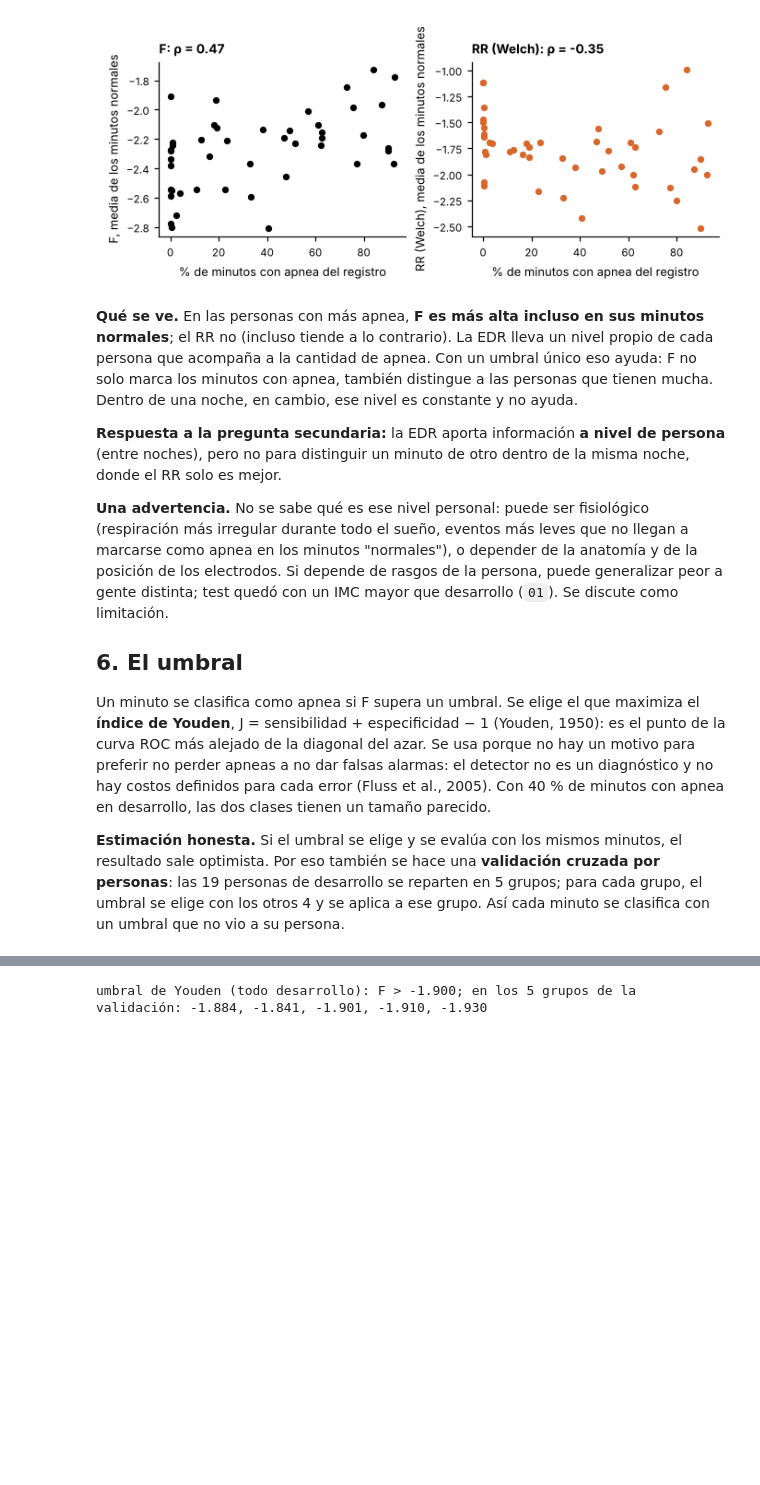
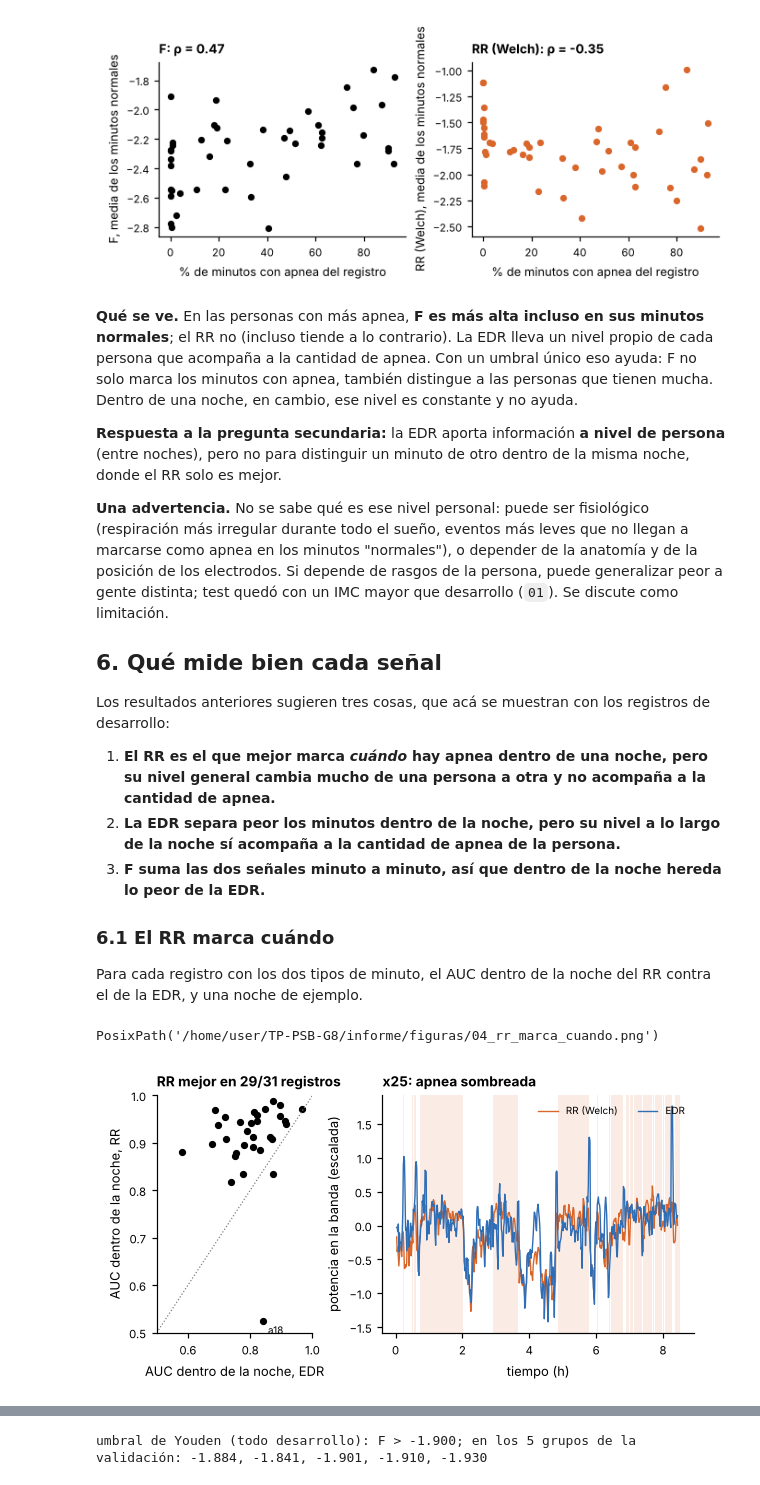
Before and after one commit to afrateitba/PSIB2026Q2-TPS-Grupo08-Frate-Tenca-Weizman, a Jupyter notebook: notebooks/04_feature_y_detector.ipynb, the cells around one changed output, grey strips where cells are left out. Saved outputs shown, nothing was run; the diff lists cells and outputs as text; code cells hidden in the pictures; blank space fills up the shorter version.

```diff
--- a/notebooks/04_feature_y_detector.ipynb
+++ b/notebooks/04_feature_y_detector.ipynb
@@ -237,8 +237,39 @@ pd.DataFrame({"todos los minutos": {f_: spearmanr(por_reg[f_], por_reg.frac)[0]
 
 **Una advertencia.** No se sabe qué es ese nivel personal: puede ser fisiológico (respiración más irregular durante todo el sueño, eventos más leves que no llegan a marcarse como apnea en los minutos "normales"), o depender de la anatomía y de la posición de los electrodos. Si depende de rasgos de la persona, puede generalizar peor a gente distinta; test quedó con un IMC mayor que desarrollo (`01`). Se discute como limitación.
 
-## 6. El umbral
+## 6. Qué mide bien cada señal
 
-Un minuto se clasifica como apnea si F supera un umbral. Se elige el que maximiza el **índice de Youden**, J = sensibilidad + especificidad − 1 (Youden, 1950): es el punto de la curva ROC más alejado de la diagonal del azar. Se usa porque no hay un motivo para preferir no perder apneas a no dar falsas alarmas: el detector no es un diagnóstico y no hay costos definidos para cada error (Fluss et al., 2005). Con 40 % de minutos con apnea en desarrollo, las dos clases tienen un tamaño parecido.
+Los resultados anteriores sugieren tres cosas, que acá se muestran con los registros de desarrollo:
 
-**Estimación honesta.** Si el umbral se elige y se evalúa con los mismos minutos, el resultado sale optimista. Por eso también se hace una **validación cruzada por personas**: las 19 personas de desarrollo se reparten en 5 grupos; para cada grupo, el umbral se elige con los otros 4 y se aplica a ese grupo. Así cada minuto se clasifica con un umbral que no vio a su persona.
+1. **El RR es el que mejor marca *cuándo* hay apnea dentro de una noche, pero su nivel general cambia mucho de una persona a otra y no acompaña a la cantidad de apnea.**
+2. **La EDR separa peor los minutos dentro de la noche, pero su nivel a lo largo de la noche sí acompaña a la cantidad de apnea de la persona.**
+3. **F suma las dos señales minuto a minuto, así que dentro de la noche hereda lo peor de la EDR.**
+
+### 6.1 El RR marca cuándo
+
+Para cada registro con los dos tipos de minuto, el AUC dentro de la noche del RR contra el de la EDR, y una noche de ejemplo.
+# %%
+from src.data import load_record_info
+ej = dentro.assign(dif=dentro["RR (Welch)"] - dentro["EDR"]).sort_values("dif").record.iloc[-3]   # un registro donde el RR gana claro
+g_ej = tab[tab.record == ej].set_index("minute"); lab_ej = load_apnea_labels(ej)
+fig = plt.figure(figsize=(ANCHO, 2.8))
+gs6 = fig.add_gridspec(1, 2, width_ratios=[1, 2], wspace=0.3)
+ax = fig.add_subplot(gs6[0])
+ax.scatter(dentro["EDR"], dentro["RR (Welch)"], s=14, color="black")
+ax.plot([0.5, 1], [0.5, 1], color=GRIS, ls=":", lw=0.8)
+ax.set(xlim=(0.5, 1), ylim=(0.5, 1), xlabel="AUC dentro de la noche, EDR", ylabel="AUC dentro de la noche, RR",
+       title=f"RR mejor en {int((dentro['RR (Welch)'] > dentro['EDR']).sum())}/{len(dentro)} registros")
+ax.annotate("a18", (dentro.set_index("record").loc["a18", "EDR"], dentro.set_index("record").loc["a18", "RR (Welch)"]),
+            fontsize=6.5, xytext=(3, -8), textcoords="offset points")
+ax2 = fig.add_subplot(gs6[1])
+for col, color in (("RR (Welch)", APNEA), ("EDR", NORMAL)):
+    v = g_ej[col]; ax2.plot(g_ej.index / 60, (v - v.median()) / (v.quantile(0.9) - v.quantile(0.1)), color=color, lw=0.9, label=col)
+bordes = np.flatnonzero(np.diff(np.r_[0, (lab_ej == 1).astype(int), 0]))
+for a_, b_ in zip(bordes[::2], bordes[1::2]):
+    ax2.axvspan(a_ / 60, b_ / 60, color=APNEA, alpha=0.12, lw=0)
+ax2.set(xlabel="tiempo (h)", ylabel="potencia en la banda (escalada)", title=f"{ej}: apnea sombreada")
+ax2.legend(loc="upper right", fontsize=6.5, ncol=2)
+save(fig, "04_rr_marca_cuando")
+# %% [output]
+PosixPath('/home/user/TP-PSB-G8/informe/figuras/04_rr_marca_cuando.png')
+[figure, added]
```
Also changed, not shown: parts of 8 cells of this notebook, 5 other files.
